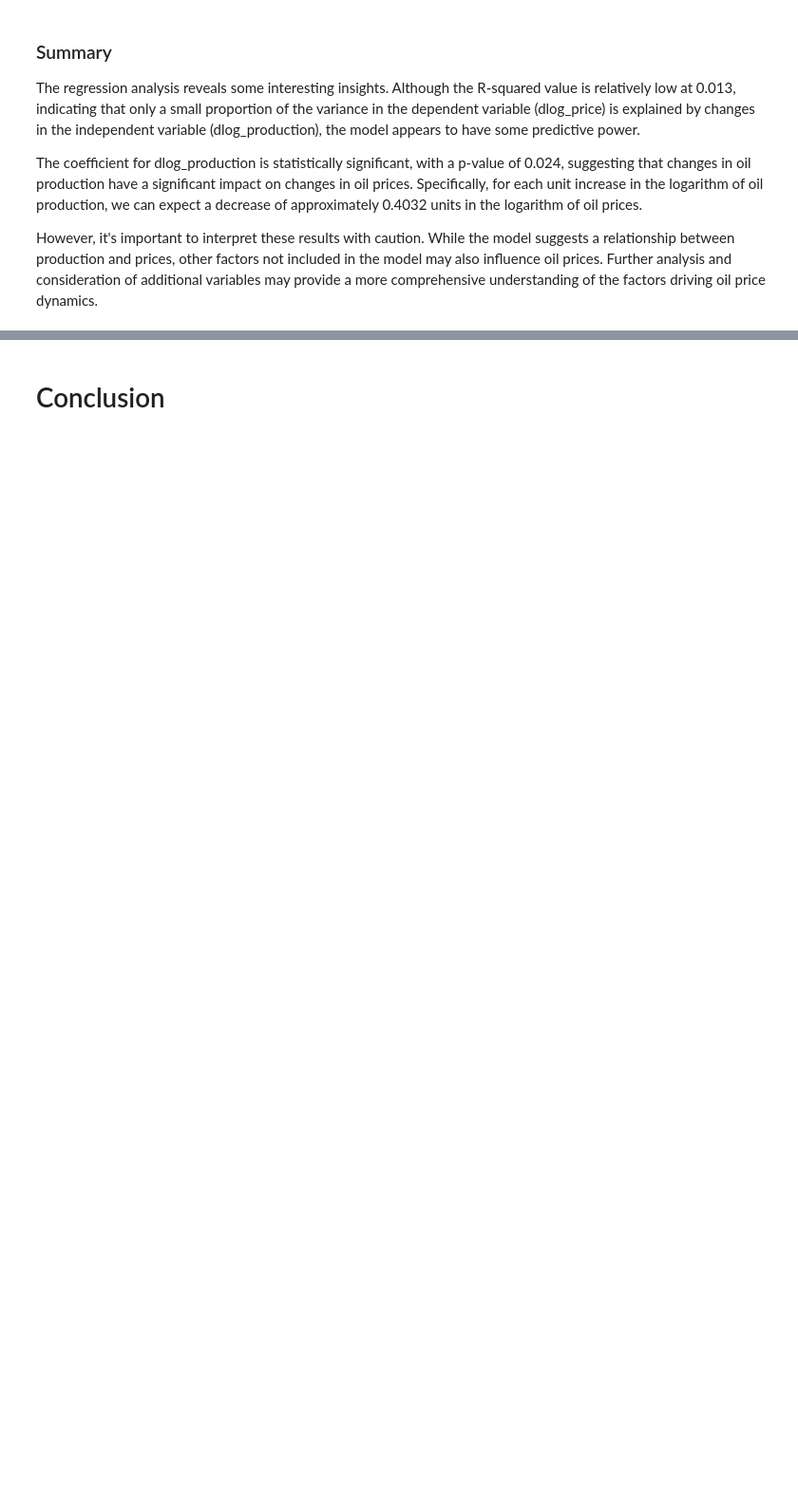
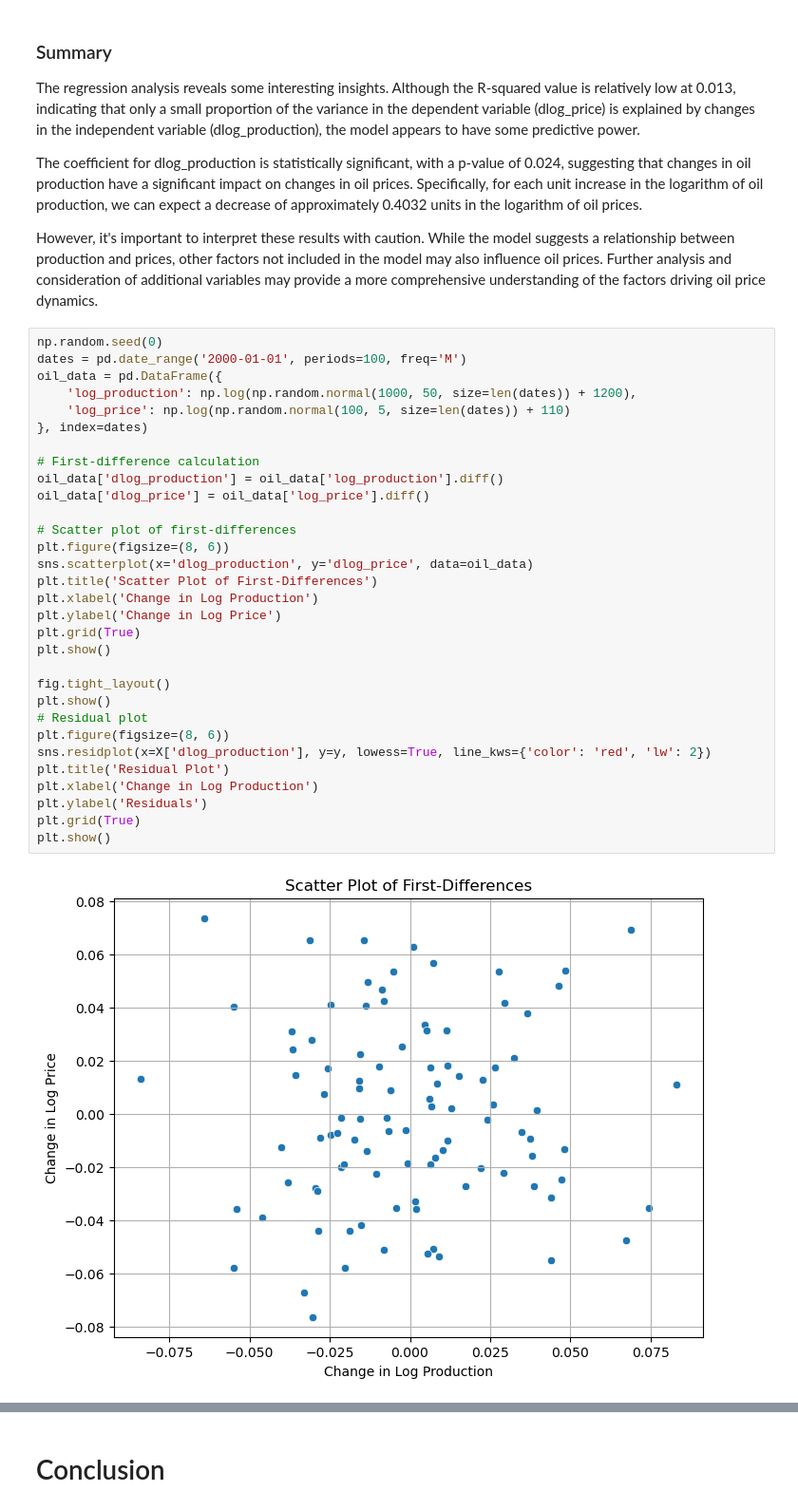
Before and after one commit to NumEconCopenhagen/projects-2024-of-coding, a Jupyter notebook: dataproject/dataproject.ipynb, the cells around one changed output, grey strips where cells are left out. Shown at 95% size. Drawn from its saved outputs; the diff is of its cells as text; blank space fills up the shorter version.

```diff
--- a/dataproject/dataproject.ipynb
+++ b/dataproject/dataproject.ipynb
@@ -236,3 +239,36 @@ The regression analysis reveals some interesting insights. Although the R-square
 The coefficient for dlog_production is statistically significant, with a p-value of 0.024, suggesting that changes in oil production have a significant impact on changes in oil prices. Specifically, for each unit increase in the logarithm of oil production, we can expect a decrease of approximately 0.4032 units in the logarithm of oil prices.
 
 However, it's important to interpret these results with caution. While the model suggests a relationship between production and prices, other factors not included in the model may also influence oil prices. Further analysis and consideration of additional variables may provide a more comprehensive understanding of the factors driving oil price dynamics.
+# %%
+np.random.seed(0)
+dates = pd.date_range('2000-01-01', periods=100, freq='M')
+oil_data = pd.DataFrame({
+    'log_production': np.log(np.random.normal(1000, 50, size=len(dates)) + 1200),
+    'log_price': np.log(np.random.normal(100, 5, size=len(dates)) + 110)
+}, index=dates)
+
+# First-difference calculation
+oil_data['dlog_production'] = oil_data['log_production'].diff()
+oil_data['dlog_price'] = oil_data['log_price'].diff()
+
+# Scatter plot of first-differences
+plt.figure(figsize=(8, 6))
+sns.scatterplot(x='dlog_production', y='dlog_price', data=oil_data)
+plt.title('Scatter Plot of First-Differences')
+plt.xlabel('Change in Log Production')
+plt.ylabel('Change in Log Price')
+plt.grid(True)
+plt.show()
+
+fig.tight_layout()
+plt.show()
+# Residual plot
+plt.figure(figsize=(8, 6))
+sns.residplot(x=X['dlog_production'], y=y, lowess=True, line_kws={'color': 'red', 'lw': 2})
+plt.title('Residual Plot')
+plt.xlabel('Change in Log Production')
+plt.ylabel('Residuals')
+plt.grid(True)
+plt.show()
+# %% [output]
+[figure, added]
```
Also changed, not shown: parts of 14 cells of this notebook.
